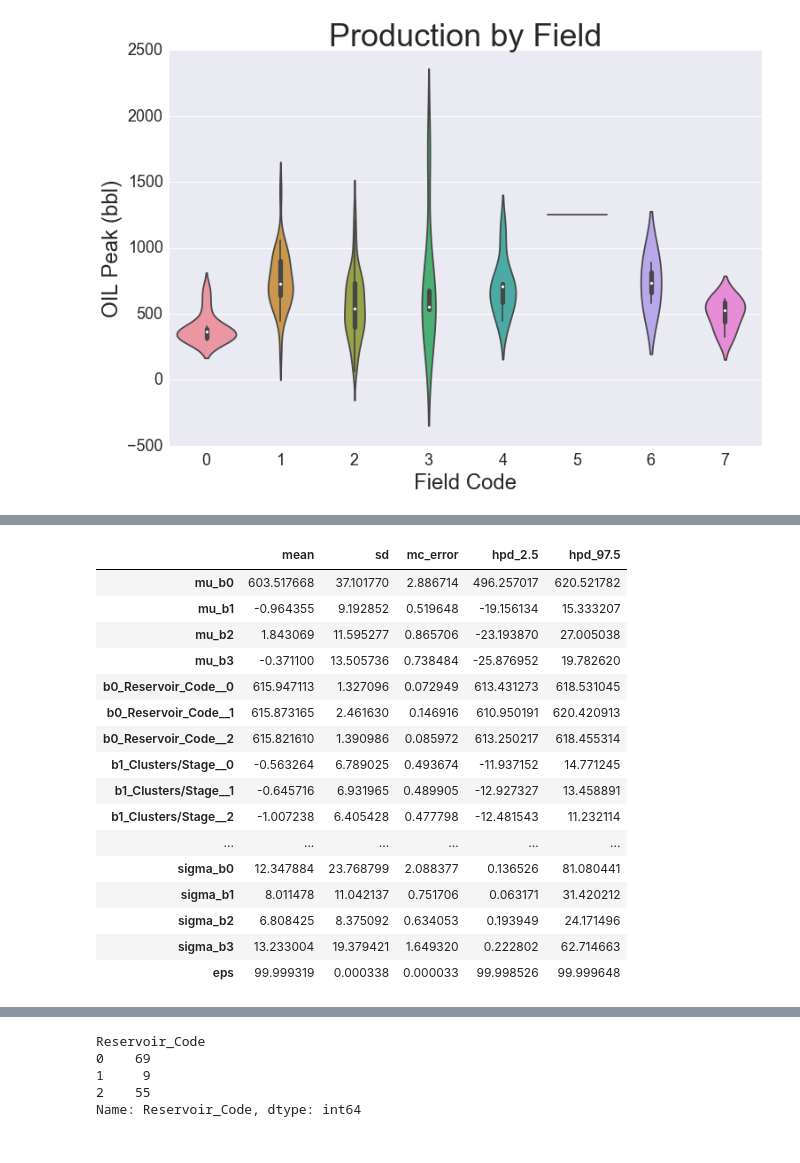
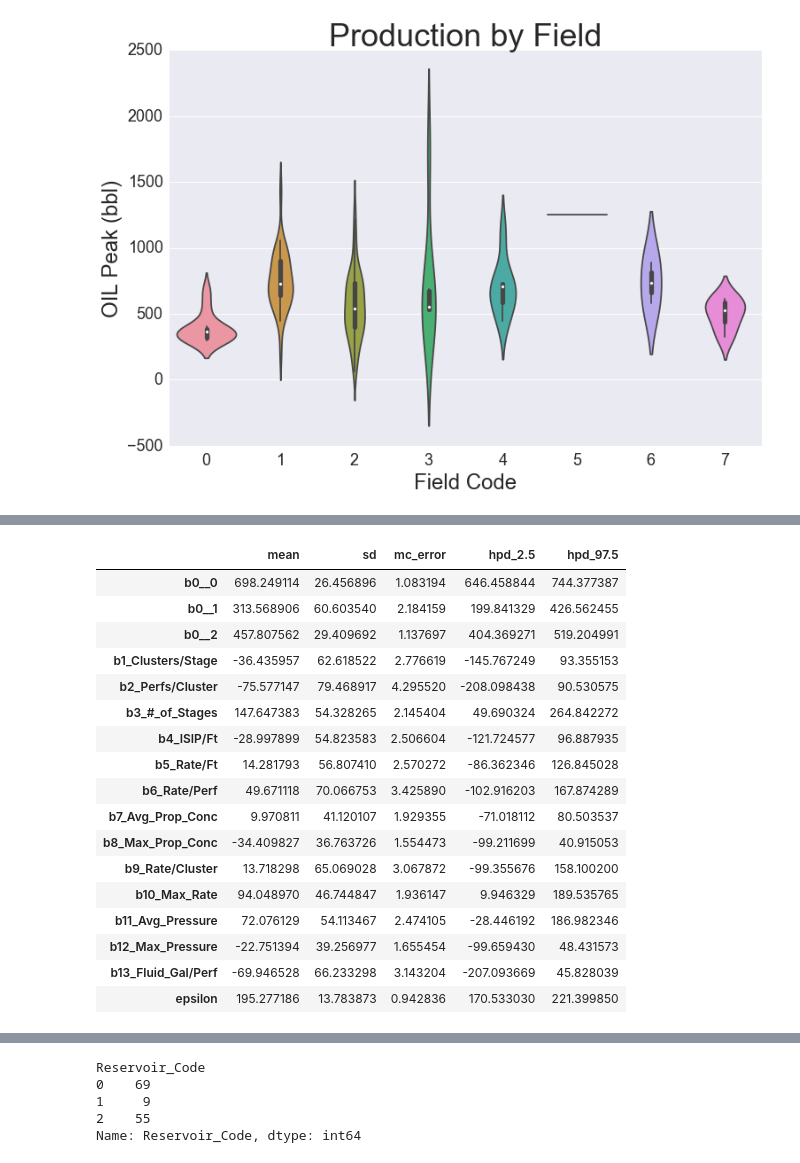
Before and after one commit to jpgrana/bayesian-approach-predicting-well-production, a Jupyter notebook: model_reservoir.ipynb, the cells around one changed output, grey strips where cells are left out. Cells and saved outputs as stored; diff of their text form; code cells hidden in the pictures.

Commit message:
model_reservoir

```diff
--- a/model_reservoir.ipynb
+++ b/model_reservoir.ipynb
@@ -212,0 +113,11 @@ Index([u'Clusters/Stage', u'Perfs/Cluster', u'#_of_Stages', u'ISIP/Ft',
+# %%
+dfs.columns = [u'OIL_Peak', u'Reservoir_Code', u'Clusters_Stage', u'Perfs_Cluster', u'Num_of_Stages',
+       u'ISIP_Ft', u'Rate_Ft', u'Rate_Perf', u'Avg_Prop_Conc',
+       u'Max_Prop_Conc', u'Rate_Cluster', u'Max_Rate', u'Avg_Pressure',
+       u'Max_Pressure', u'Fluid_Gal_Perf']
+fts_num = [u'Clusters_Stage', u'Perfs_Cluster', u'Num_of_Stages', u'ISIP_Ft', u'Rate_Ft', u'Rate_Perf',
+                 u'Avg_Prop_Conc', u'Max_Prop_Conc', u'Rate_Cluster', u'Max_Rate', u'Avg_Pressure', u'Max_Pressure',
+                 u'Fluid_Gal_Perf']
+# %%
+fml_equation = '{} ~ '.format(ft_endog) + ' + '.join(fts_num)
+print(fml_equation)
@@ -212,0 +126,3 @@ Index([u'Clusters/Stage', u'Perfs/Cluster', u'#_of_Stages', u'ISIP/Ft',
+# %%
+(y_dmat, X_dmat) = pt.dmatrices(fml_equation, dfs , return_type='dataframe', NA_action='raise')
+X_dmat.head()
@@ -213,2 +136,2 @@ Index([u'Clusters/Stage', u'Perfs/Cluster', u'#_of_Stages', u'ISIP/Ft',
 # %%
-run_reservoir = True
+run_res_unpooled = True
@@ -305,20 +248,21 @@ ax = pm.traceplot(trc_reservoir[-500:], varnames=rvs_reservoir, figsize=(12,len(
 # %%
-pm.df_summary(trc_reservoir[-500:])
+pm.df_summary(trc_res_unpooled[-500:])
 # %% [output]
 |  | mean | sd | mc_error | hpd_2.5 | hpd_97.5 |
-| mu_b0 | 603.517668 | 37.101770 | 2.886714 | 496.257017 | 620.521782 |
-| mu_b1 | -0.964355 | 9.192852 | 0.519648 | -19.156134 | 15.333207 |
-| mu_b2 | 1.843069 | 11.595277 | 0.865706 | -23.193870 | 27.005038 |
-| mu_b3 | -0.371100 | 13.505736 | 0.738484 | -25.876952 | 19.782620 |
-| b0_Reservoir_Code__0 | 615.947113 | 1.327096 | 0.072949 | 613.431273 | 618.531045 |
-| b0_Reservoir_Code__1 | 615.873165 | 2.461630 | 0.146916 | 610.950191 | 620.420913 |
-| b0_Reservoir_Code__2 | 615.821610 | 1.390986 | 0.085972 | 613.250217 | 618.455314 |
-| b1_Clusters/Stage__0 | -0.563264 | 6.789025 | 0.493674 | -11.937152 | 14.771245 |
-| b1_Clusters/Stage__1 | -0.645716 | 6.931965 | 0.489905 | -12.927327 | 13.458891 |
-| b1_Clusters/Stage__2 | -1.007238 | 6.405428 | 0.477798 | -12.481543 | 11.232114 |
-| ... | ... | ... | ... | ... | ... |
-| sigma_b0 | 12.347884 | 23.768799 | 2.088377 | 0.136526 | 81.080441 |
-| sigma_b1 | 8.011478 | 11.042137 | 0.751706 | 0.063171 | 31.420212 |
-| sigma_b2 | 6.808425 | 8.375092 | 0.634053 | 0.193949 | 24.171496 |
-| sigma_b3 | 13.233004 | 19.379421 | 1.649320 | 0.222802 | 62.714663 |
-| eps | 99.999319 | 0.000338 | 0.000033 | 99.998526 | 99.999648 |
+| b0__0 | 698.249114 | 26.456896 | 1.083194 | 646.458844 | 744.377387 |
+| b0__1 | 313.568906 | 60.603540 | 2.184159 | 199.841329 | 426.562455 |
+| b0__2 | 457.807562 | 29.409692 | 1.137697 | 404.369271 | 519.204991 |
+| b1_Clusters/Stage | -36.435957 | 62.618522 | 2.776619 | -145.767249 | 93.355153 |
+| b2_Perfs/Cluster | -75.577147 | 79.468917 | 4.295520 | -208.098438 | 90.530575 |
+| b3_#_of_Stages | 147.647383 | 54.328265 | 2.145404 | 49.690324 | 264.842272 |
+| b4_ISIP/Ft | -28.997899 | 54.823583 | 2.506604 | -121.724577 | 96.887935 |
+| b5_Rate/Ft | 14.281793 | 56.807410 | 2.570272 | -86.362346 | 126.845028 |
+| b6_Rate/Perf | 49.671118 | 70.066753 | 3.425890 | -102.916203 | 167.874289 |
+| b7_Avg_Prop_Conc | 9.970811 | 41.120107 | 1.929355 | -71.018112 | 80.503537 |
+| b8_Max_Prop_Conc | -34.409827 | 36.763726 | 1.554473 | -99.211699 | 40.915053 |
+| b9_Rate/Cluster | 13.718298 | 65.069028 | 3.067872 | -99.355676 | 158.100200 |
+| b10_Max_Rate | 94.048970 | 46.744847 | 1.936147 | 9.946329 | 189.535765 |
+| b11_Avg_Pressure | 72.076129 | 54.113467 | 2.474105 | -28.446192 | 186.982346 |
+| b12_Max_Pressure | -22.751394 | 39.256977 | 1.655454 | -99.659430 | 48.431573 |
+| b13_Fluid_Gal/Perf | -69.946528 | 66.233298 | 3.143204 | -207.093669 | 45.828039 |
+| epsilon | 195.277186 | 13.783873 | 0.942836 | 170.533030 | 221.399850 |
```
Also changed, not shown: parts of 27 cells of this notebook.
